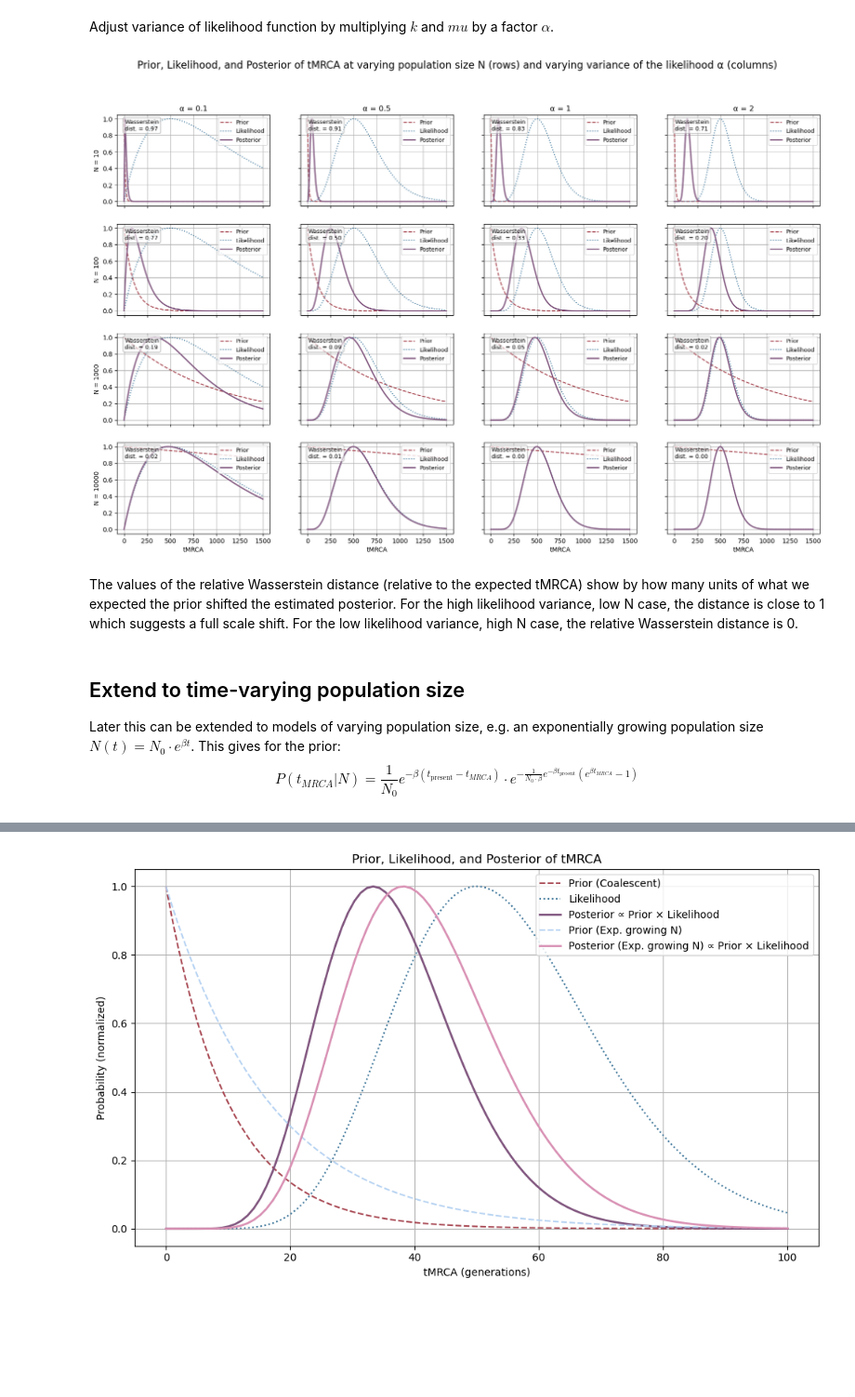
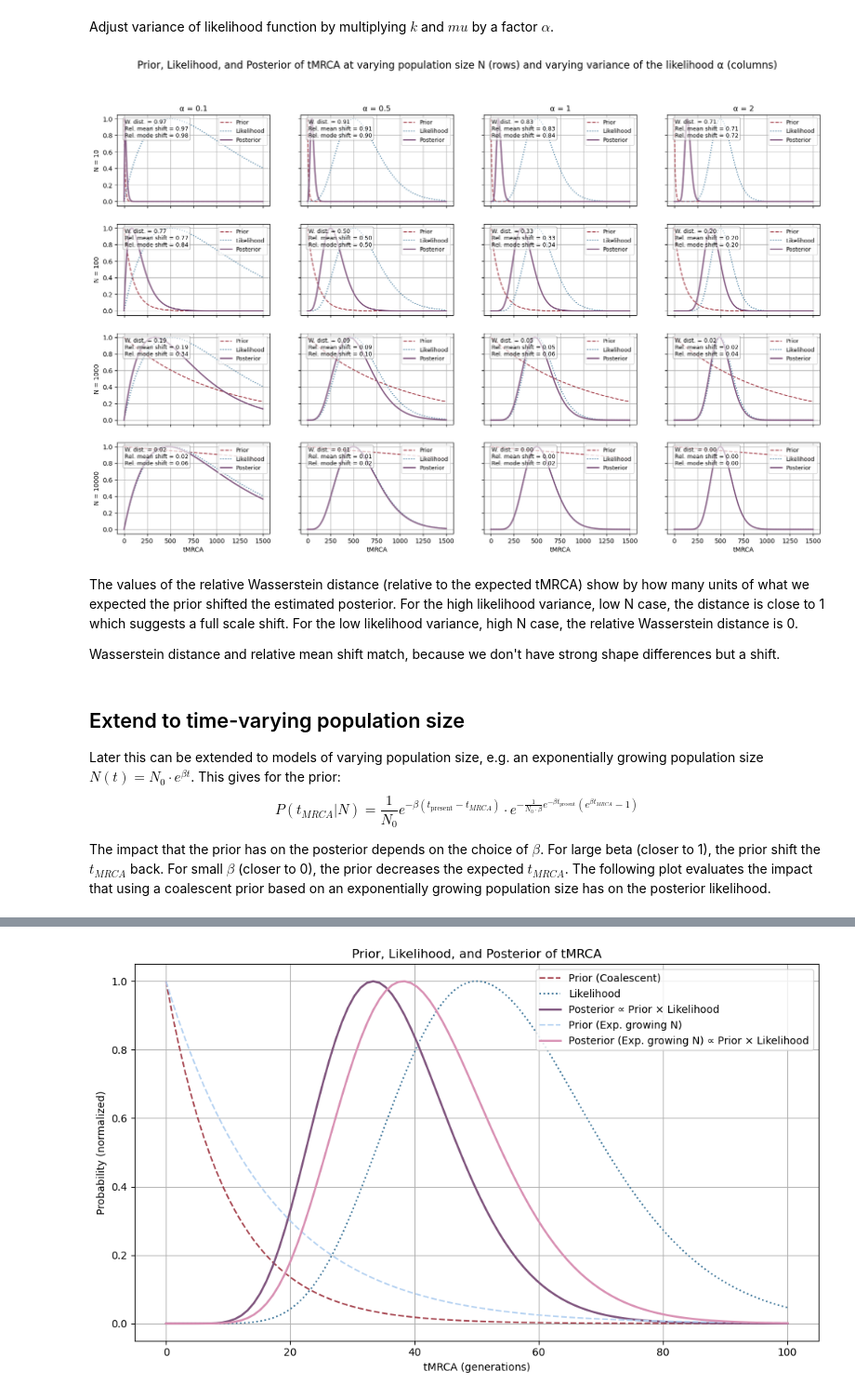
Before and after one commit to marie3003/effect_population_size_tmrca, a Jupyter notebook: plot_population_size_impact.ipynb, the cells around one changed output, grey strips where cells are left out. Shown at 93% size. Drawn from its saved outputs; the diff is of its cells as text; code cells hidden in the pictures; blank space fills up the shorter version.

Commit message:
add exponential and bottleneck population size

```diff
--- a/plot_population_size_impact.ipynb
+++ b/plot_population_size_impact.ipynb
@@ -114,7 +255,7 @@ base_mu = 0.0001
 base_k = 10
 t_max = 1500  # Maximum tMRCA to consider
 
-def plot_tMRCA(N_values, alpha_values, base_mu, base_k, t_max, L):
+def plot_tMRCA_constN(N_values, alpha_values, base_mu, base_k, t_max, L):
     """
     Plot the prior, likelihood, and posterior of tMRCA for varying population sizes and likelihood variances.
 
@@ -155,47 +296,43 @@ def plot_tMRCA(N_values, alpha_values, base_mu, base_k, t_max, L):
             ax.plot(t_values, likelihoods, linestyle=":", color=colors[1], label="Likelihood")
             ax.plot(t_values, posteriors, linewidth=2, color=colors[2], label="Posterior")
             ax.grid(True)
 
-            # Renormalize to proper probability distributions for integration
-            posterior_norm = posteriors / np.trapezoid(posteriors, t_values)
-            likelihood_norm = likelihoods / np.trapezoid(likelihoods, t_values)
-
-            # Compute Wasserstein distance and normalize
-            w_dist = wasserstein_distance(t_values, t_values, posterior_norm, likelihood_norm)
-            expected_likelihood = np.trapezoid(t_values * likelihood_norm, t_values)
-            rel_w_dist = w_dist / expected_likelihood if expected_likelihood > 0 else np.nan
-
             if row == len(N_values) - 1:
                 ax.set_xlabel("tMRCA")
             if col == 0:
                 ax.set_ylabel(f"N = {N}")
             if row == 0:
                 ax.set_title(f"α = {alpha}")
 
             ax.legend(loc="upper right", fontsize=9)
 
             # Annotate normalized Wasserstein distance
+            rel_w_dist = calculate_rel_wasserstein_dist(t_values, posteriors, likelihoods)
+            rel_mean_shift = calculate_rel_mean_shift(t_values, posteriors, likelihoods)
+            rel_mode_shift = calculate_rel_mode_shift(t_values, posteriors, likelihoods)
             ax.text(
                 0.05, 0.95,
-                f"Wasserstein\ndist. = {rel_w_dist:.2f}",
+                f"W. dist. = {rel_w_dist:.2f}\nRel. mean shift = {rel_mean_shift:.2f}\nRel. mode shift = {rel_mode_shift:.2f}",
                 transform=ax.transAxes,
                 fontsize=9,
                 verticalalignment='top',
                 bbox=dict(boxstyle="round", facecolor="white", edgecolor="gray", alpha=0.6)
             )
 
 
 
     #axs[0, 0].legend(loc="upper right", fontsize=9)
     plt.suptitle("Prior, Likelihood, and Posterior of tMRCA at varying population size N (rows) and varying variance of the likelihood α (columns)", fontsize=16)
     #plt.tight_layout(rect=[0, 0, 1, 0.95])
     plt.show()
 
-plot_tMRCA(N_values, alpha_values, base_mu, base_k, t_max, L)
+plot_tMRCA_constN(N_values, alpha_values, base_mu, base_k, t_max, L)
 # %% [output]
-[figure, old version]
+[figure, new version]
 # %% [markdown]
 The values of the relative Wasserstein distance (relative to the expected tMRCA) show by how many units of what we expected the prior shifted the estimated posterior. For the high likelihood variance, low N case, the distance is close to 1 which suggests a full scale shift. For the low likelihood variance, high N case, the relative Wasserstein distance is 0.
+
+Wasserstein distance and relative mean shift match, because we don't have strong shape differences but a shift.
 # %% [markdown]
 ## Extend to time-varying population size
 
@@ -203,3 +340,5 @@ Later this can be extended to models of varying population size, e.g. an exponen
 $$
 P(t_{MRCA}|N) = \frac{1}{N_0} e^{-\beta(t_{\text{present}} - t_{MRCA})} \cdot e^{-\frac{1}{N_0 \cdot \beta} e^{-\beta t_{\text{present}}} \left( e^{\beta t_{MRCA}} - 1 \right)}
 $$
+
+The impact that the prior has on the posterior depends on the choice of $\beta$. For large beta (closer to 1), the prior shift the $t_{MRCA}$ back. For small $\beta$ (closer to 0), the prior decreases the expected $t_{MRCA}$. The following plot evaluates the impact that using a coalescent prior based on an exponentially growing population size has on the posterior likelihood.
```
Also changed, not shown: parts of 10 cells of this notebook.
